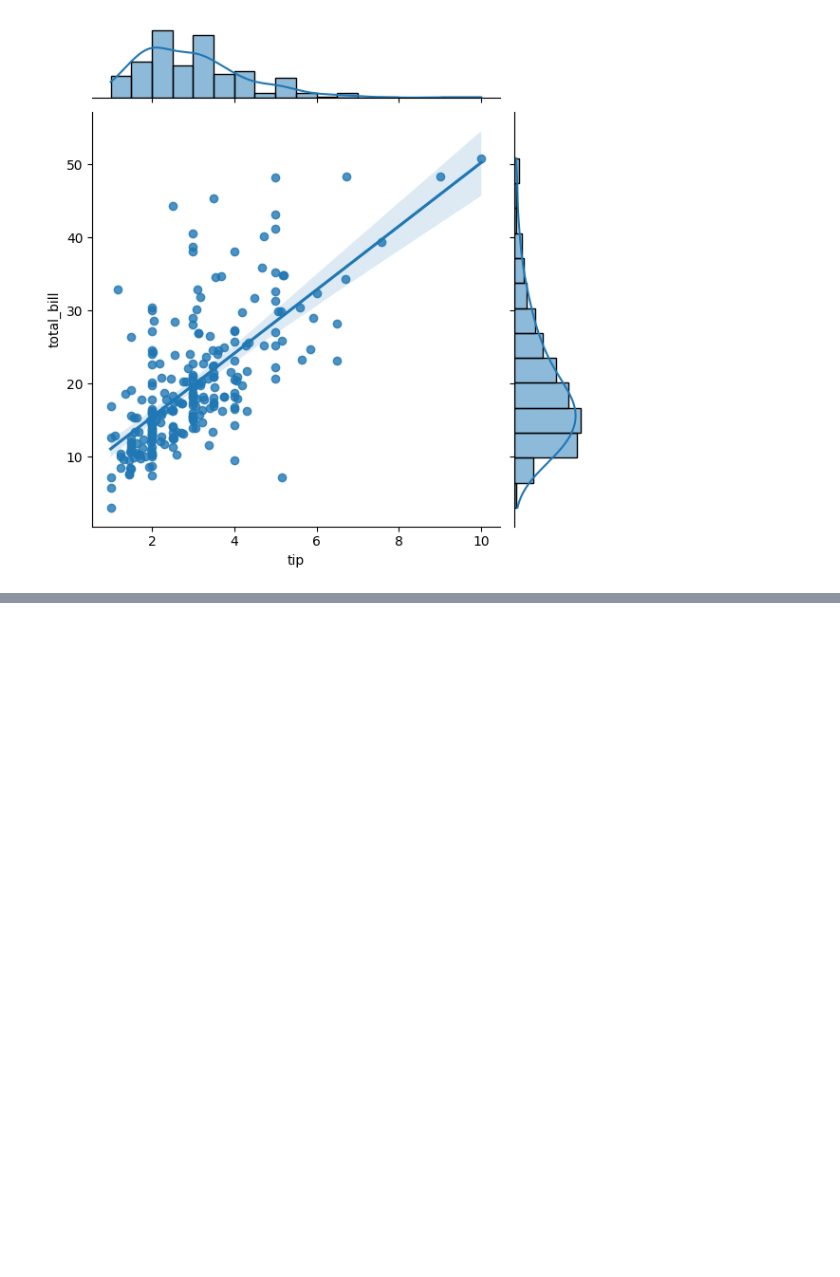
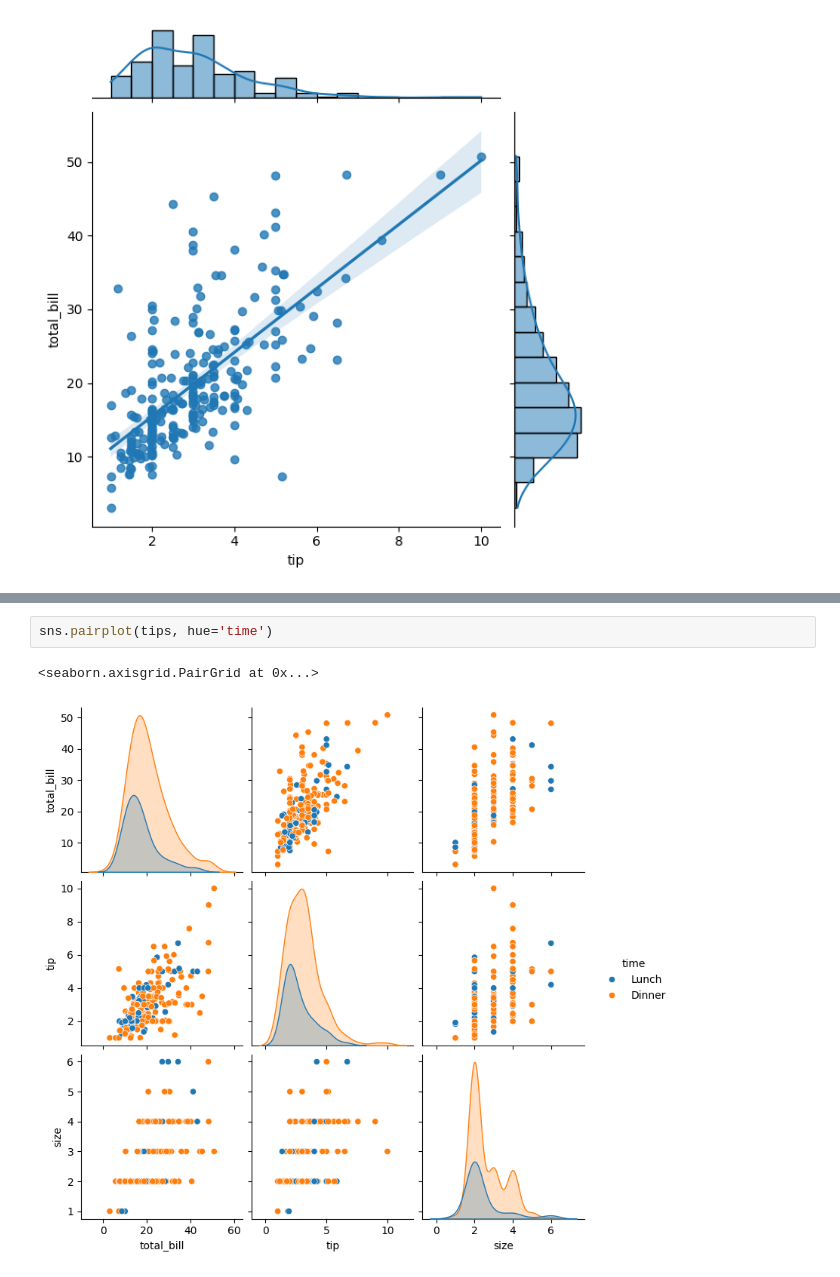
Before and after one commit to bindhusudhakar/Data-science-and-AI-ML-intership-, a Jupyter notebook: day14/EDA_program.ipynb, the cells around one changed output, grey strips where cells are left out. Drawn from its saved outputs; the diff is of its cells as text; blank space fills up the shorter version.

```diff
--- a/day14/EDA_program.ipynb
+++ b/day14/EDA_program.ipynb
@@ -39,0 +50,5 @@ sns.jointplot(x=tips.tip, y=tips.total_bill, kind='reg')
+# %%
+sns.pairplot(tips, hue='time')
+# %% [output]
+<seaborn.axisgrid.PairGrid at 0x...>
+[figure, added]
```
Also changed, not shown: parts of 11 cells of this notebook, 5 other files.
